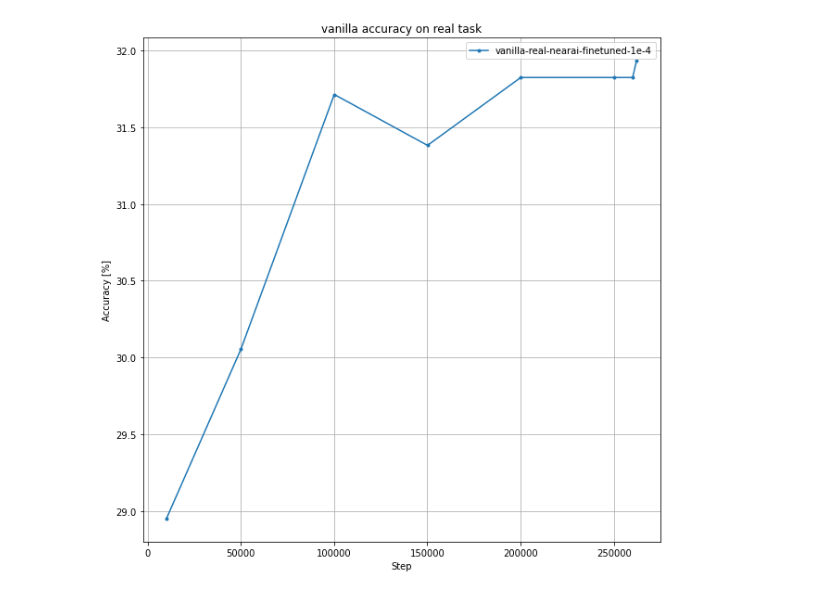
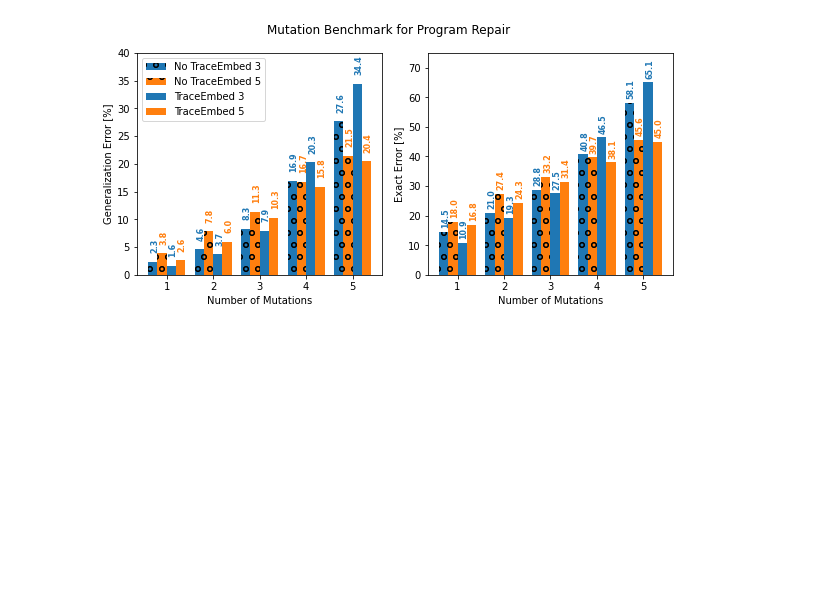
Before and after one commit to kavigupta/program_synthesis, a Jupyter notebook: notebooks/results.ipynb, the cells around one changed output. Cells and saved outputs as stored; diff of their text form; code cells hidden in the pictures; blank space fills up the shorter version.

```diff
--- a/notebooks/results.ipynb
+++ b/notebooks/results.ipynb
@@ -133,14 +236,0 @@ plt.grid()
-# %%
-# plt.figure(figsize=(10, 10))
-# plt.title("Best First 25 vanilla step accuracies on nearai32 (multiple starts)")
-# for suffix in "-1", "-2", "-3", "":
-#     model = "vanilla" + suffix
-#     plot_combined_accuracy(get_accuracies(model, 'real', 'nearai32,,best_first,,25,,start-with-beams'), model)
-# plt.show()
-plt.figure(figsize=(10, 10))
-plt.title("vanilla accuracy on real task")
-for model in "vanilla-real-nearai-finetuned-1e-4",:
-    plot_combined_accuracy(get_accuracies(model, 'real', 'nearai'), model)
-plt.grid()
-# %% [output]
-[figure, removed]
@@ -146,0 +263,38 @@ plt.grid()
+# %%
+def bar_chart_with_numbers(ax, xs, ys, width, *, hatch=None, label, color):
+    ax.bar(xs, ys, width, hatch=hatch, label=label, color=color)
+    for x, y in zip(xs, ys):
+        ax.text(x - width * 0.3, y + 2, "{:.1f}".format(y), color=color, rotation=90, size=8, fontweight='bold')
+# %%
+fig, (ax1, ax2) = plt.subplots(1, 2, figsize=(8, 4), constrained_layout=1)
+bar_chart_with_numbers(ax1, np.arange(1, 6) - 0.3, by_config[False, False], 0.2, hatch='o',
+         label="No TraceEmbed 3", color=cycle[0])
+bar_chart_with_numbers(ax1, np.arange(1, 6) - 0.1, by_config[False, True], 0.2, hatch='o',
+         label="No TraceEmbed 5", color=cycle[1])
+bar_chart_with_numbers(ax1, np.arange(1, 6) + 0.1, by_config[True, False], 0.2,
+         label="TraceEmbed 3", color=cycle[0])
+bar_chart_with_numbers(ax1, np.arange(1, 6) + 0.3, by_config[True, True], 0.2,
+         label="TraceEmbed 5", color=cycle[1])
+ax1.legend()
+ax1.set_ylim(0, 40)
+ax1.set_xticks(range(1, 6))
+ax1.set_xlabel("Number of Mutations")
+ax1.set_ylabel("Generalization Error [%]")
+
+bar_chart_with_numbers(ax2, np.arange(1, 6) - 0.3, by_config_ex[False, False], 0.2, hatch='o',
+         label="No TraceEmbed on 3", color=cycle[0])
+bar_chart_with_numbers(ax2, np.arange(1, 6) - 0.1, by_config_ex[False, True], 0.2, hatch='o',
+         label="No TraceEmbed on 5", color=cycle[1])
+bar_chart_with_numbers(ax2, np.arange(1, 6) + 0.1, by_config_ex[True, False], 0.2,
+         label="TraceEmbed on 3", color=cycle[0])
+bar_chart_with_numbers(ax2, np.arange(1, 6) + 0.3, by_config_ex[True, True], 0.2,
+         label="TraceEmbed on 5", color=cycle[1])
+ax2.set_ylim(0, 75)
+ax2.set_xticks(range(1, 6))
+ax2.set_xlabel("Number of Mutations")
+ax2.set_ylabel("Exact Error [%]")
+fig.suptitle("Mutation Benchmark for Program Repair")
+plt.savefig("img/program_repair_benchmark.png", dpi=300, bbox_inches='tight')
+plt.show()
+# %% [output]
+[figure, added]
```
Also changed, not shown: parts of 18 cells of this notebook.
